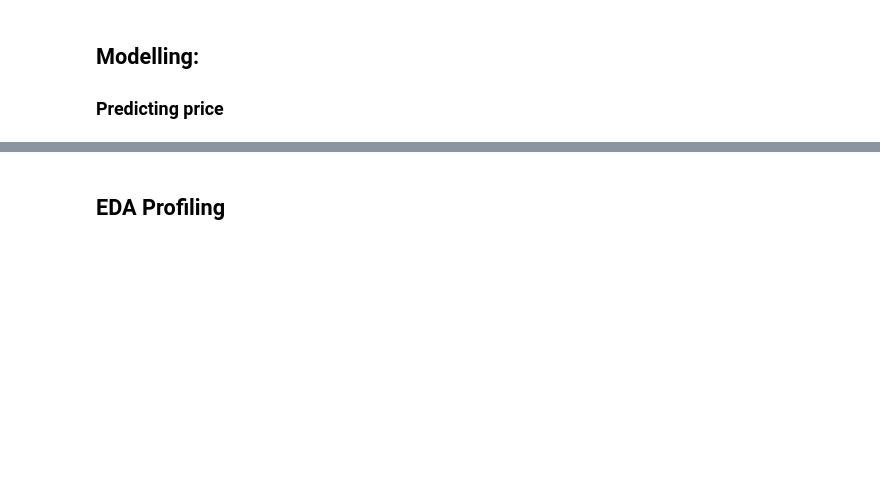
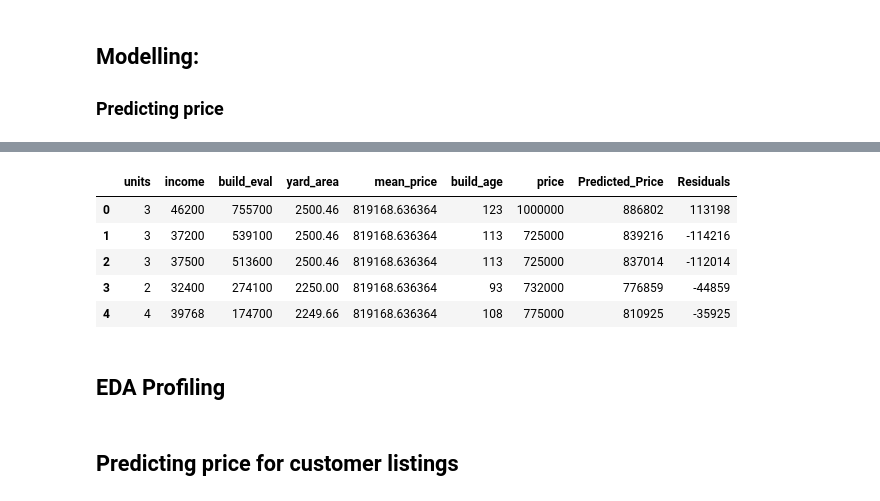
Before and after one commit to Christian-Leclerc/Capstone-Project-LHL, a Jupyter notebook: src/experiments.ipynb, the cells around one changed output, grey strips where cells are left out. Drawn from its saved outputs; the diff is of its cells as text; code cells hidden in the pictures; blank space fills up the shorter version.

Commit message:
Update: listings prediction

```diff
--- a/src/experiments.ipynb
+++ b/src/experiments.ipynb
@@ -119,7 +120,7 @@ quantitatives[quantitatives['cluster_label'] == 2].describe()
 # Using determinant features only
 quantitatives['price'] = df_engineered['price']
 df_feature_only = quantitatives.drop(columns=['land_eval', 'total_parking', 'cluster_label']).copy()
-main(df_feature_only)
+result_df, trained_model, trained_scaler = main(df_feature_only)
 # %% [output]
                             OLS Regression Results
 ==============================================================================
@@ -153,0 +142,9 @@ R^2 Score: 0.3251730879909064
+# %%
+result_df.head()
+# %% [output]
+|  | units | income | build_eval | yard_area | mean_price | build_age | price | Predicted_Price | Residuals |
+| 0 | 3 | 46200 | 755700 | 2500.46 | 819168.636364 | 123 | 1000000 | 886802 | 113198 |
+| 1 | 3 | 37200 | 539100 | 2500.46 | 819168.636364 | 113 | 725000 | 839216 | -114216 |
+| 2 | 3 | 37500 | 513600 | 2500.46 | 819168.636364 | 113 | 725000 | 837014 | -112014 |
+| 3 | 2 | 32400 | 274100 | 2250.00 | 819168.636364 | 93 | 732000 | 776859 | -44859 |
+| 4 | 4 | 39768 | 174700 | 2249.66 | 819168.636364 | 108 | 775000 | 810925 | -35925 |
@@ -162,0 +160,2 @@ https://matrix.centris.ca/Matrix/Public/Portal.aspx?ID=0-2305280520-00&eml=Y2hya
+# %% [markdown]
+## Predicting price for customer listings
```
Also changed, not shown: parts of 6 cells of this notebook, 4 other files.
